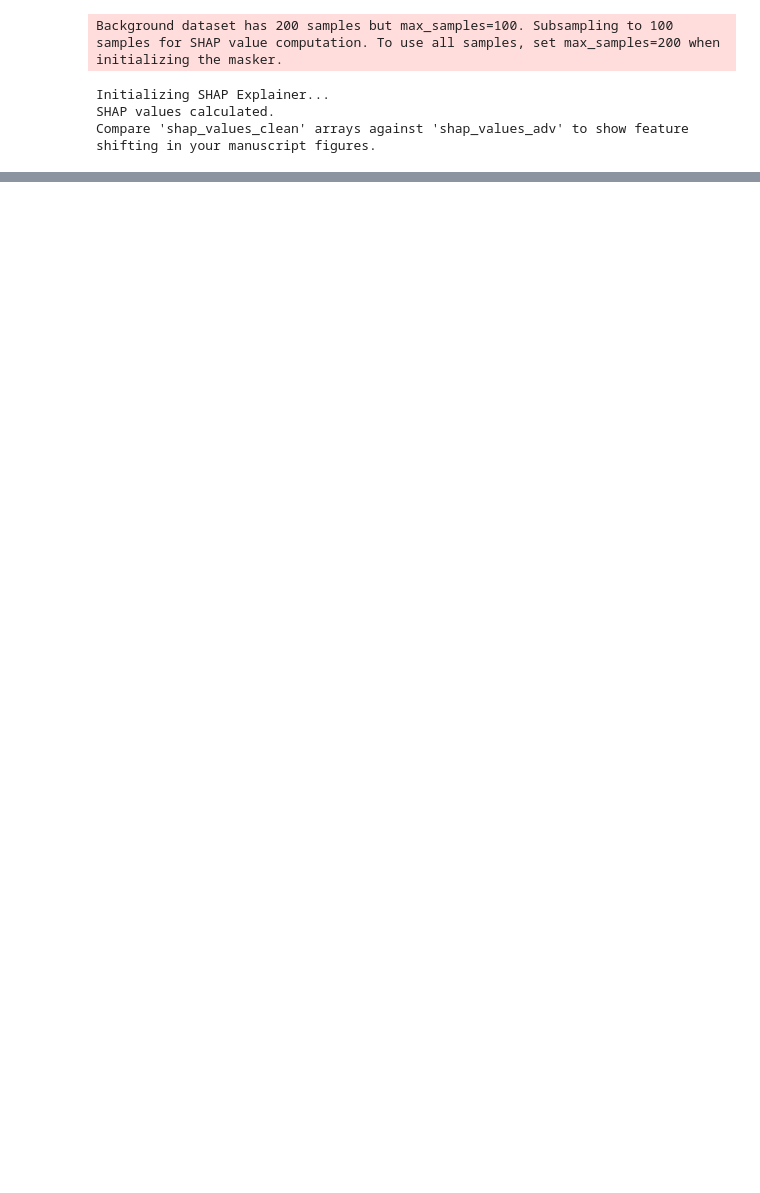
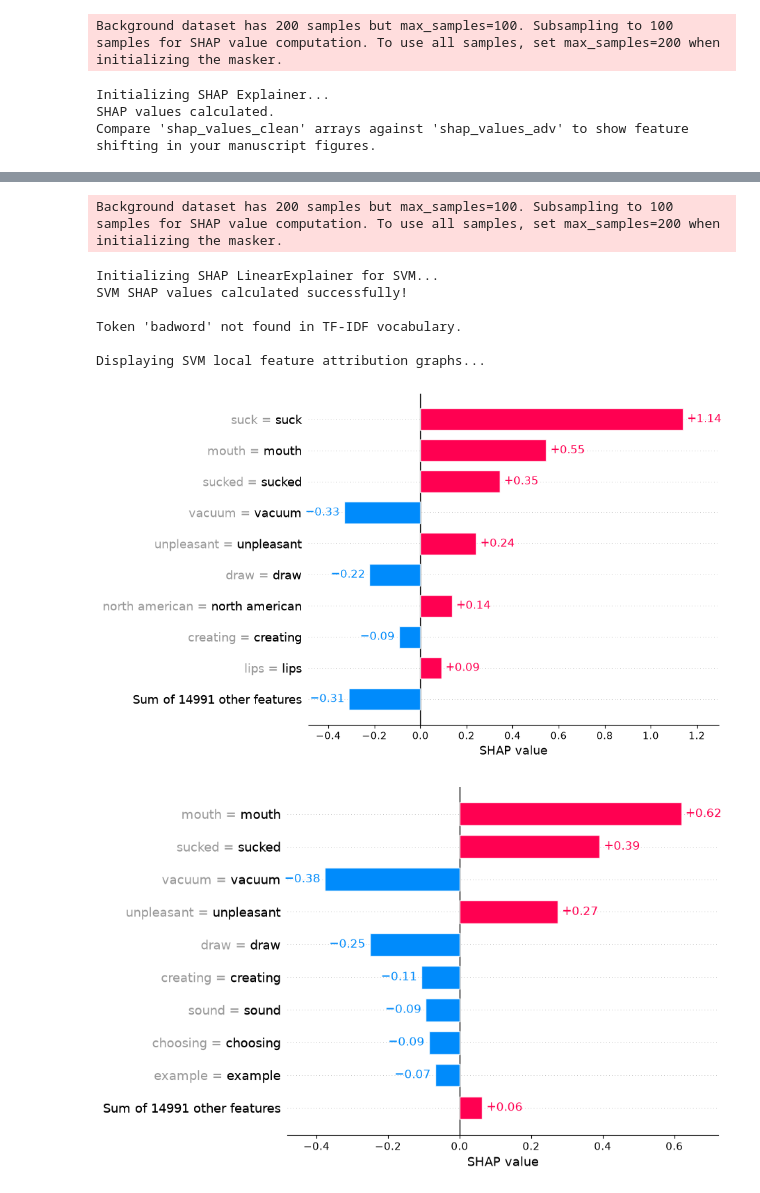
Before and after one commit to chethana-dissanayka/Text-Classification-Model, a Jupyter notebook: notebooks/03_adversarial_robustness_and_xai.ipynb, the cells around one changed output, grey strips where cells are left out. Saved outputs shown, nothing was run; the diff lists cells and outputs as text; code cells hidden in the pictures; blank space fills up the shorter version.

```diff
--- a/notebooks/03_adversarial_robustness_and_xai.ipynb
+++ b/notebooks/03_adversarial_robustness_and_xai.ipynb
@@ -193,0 +108,70 @@ print(f"Performance Drop:                          {drop_distilbert:.2f}%")
+# %%
+# ==========================================
+# CELL 7: SHAP EXPLAINABILITY FOR LINEAR SVC (SVM)
+# ==========================================
+import shap
+import numpy as np
+
+print("Initializing SHAP LinearExplainer for SVM...")
+
+# 1. Sample the data
+raw_text_clean_sample = X_test_clean.iloc[:200].tolist()
+raw_text_adv_sample = X_test_adversarial.iloc[:200].tolist()
+
+# 2. Vectorize them for the explainer calculations
+X_test_clean_tfidf_sample = tfidf.transform(raw_text_clean_sample)
+X_test_adv_tfidf_sample = tfidf.transform(raw_text_adv_sample)
+
+# 3. Initialize the SHAP explainer specifically for linear structures
+svc_explainer = shap.LinearExplainer(svc_model, X_test_clean_tfidf_sample)
+
+# 4. Compute SHAP values
+shap_values_svc_clean = svc_explainer(X_test_clean_tfidf_sample)
+shap_values_svc_adv = svc_explainer(X_test_adv_tfidf_sample)
+
+# Extract vocabulary tracking data
+feature_names = tfidf.get_feature_names_out()
+
+# ==========================================
+# FIX: Map the full TF-IDF array tokens cleanly to bypass length error
+# ==========================================
+shap_values_svc_clean.feature_names = list(feature_names)
+shap_values_svc_adv.feature_names = list(feature_names)
+
+# Force the data attribute to be the array of features used for evaluation
+shap_values_svc_clean.data = np.array([feature_names for _ in range(X_test_clean_tfidf_sample.shape[0])])
+shap_values_svc_adv.data = np.array([feature_names for _ in range(X_test_adv_tfidf_sample.shape[0])])
+# ==========================================
+
+print("SVM SHAP values calculated successfully!")
+
+# 5. Track specific toxic word
+target_word = "badword"
+
+if target_word in feature_names:
+    word_idx = np.where(feature_names == target_word)[0][0]
+
+    clean_force = np.abs(shap_values_svc_clean.values[:, word_idx]).mean()
+    adv_force = np.abs(shap_values_svc_adv.values[:, word_idx]).mean()
+
+    print(f"\n=== SVM SHAP TRACKING ANALYSIS FOR '{target_word}' ===")
+    print(f"Clean Token Influence Force:       {clean_force:.6f}")
+    print(f"Adversarial Token Influence Force: {adv_force:.6f} -> (Should hit 0.000000)")
+else:
+    print(f"\nToken '{target_word}' not found in TF-IDF vocabulary.")
+
+# 6. Generate local text plots safely using the force bar plot style for tabular TF-IDF
+print("\nDisplaying SVM local feature attribution graphs...")
+# Using .plots.bar or waterfall is standard for sparse numerical matrices like TF-IDF
+shap.plots.bar(shap_values_svc_clean[0])
+shap.plots.bar(shap_values_svc_adv[0])
+# %% [output]
+Background dataset has 200 samples but max_samples=100. Subsampling to 100 samples for SHAP value computation. To use all samples, set max_samples=200 when initializing the masker.
+Initializing SHAP LinearExplainer for SVM...
+SVM SHAP values calculated successfully!
+
+Token 'badword' not found in TF-IDF vocabulary.
+
+Displaying SVM local feature attribution graphs...
+[figure, added]
+[figure, added]
```
Also changed, not shown: parts of 12 cells of this notebook.
